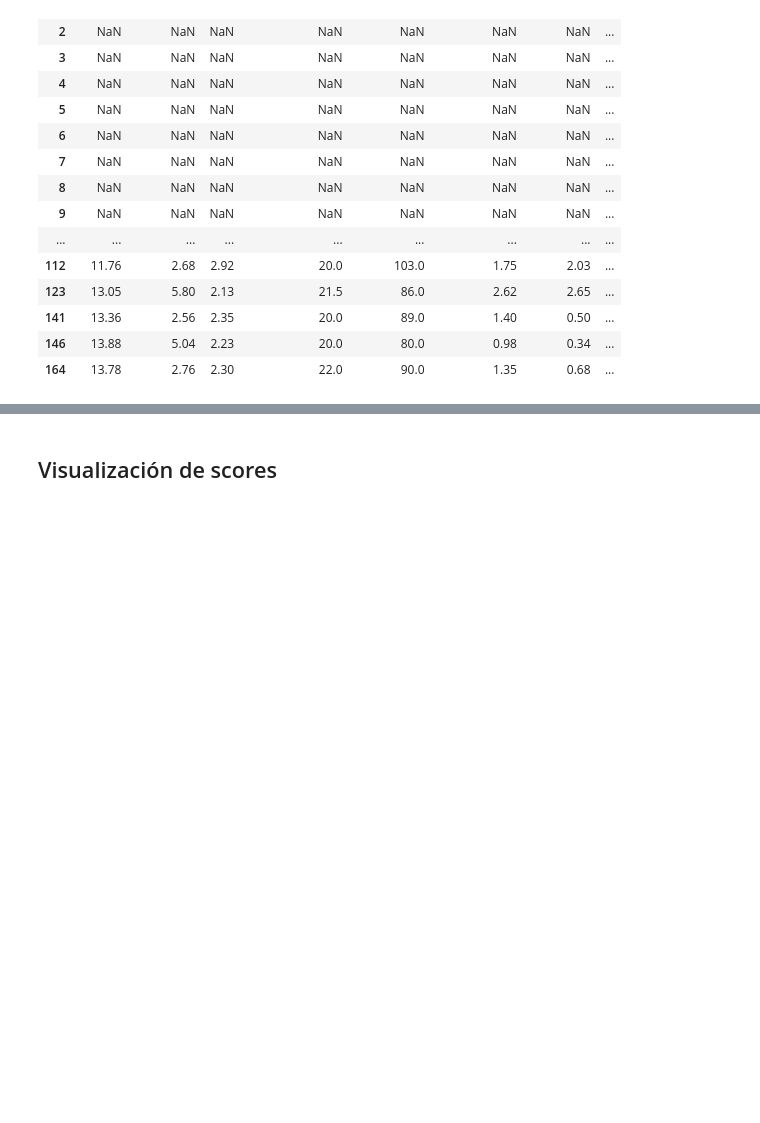
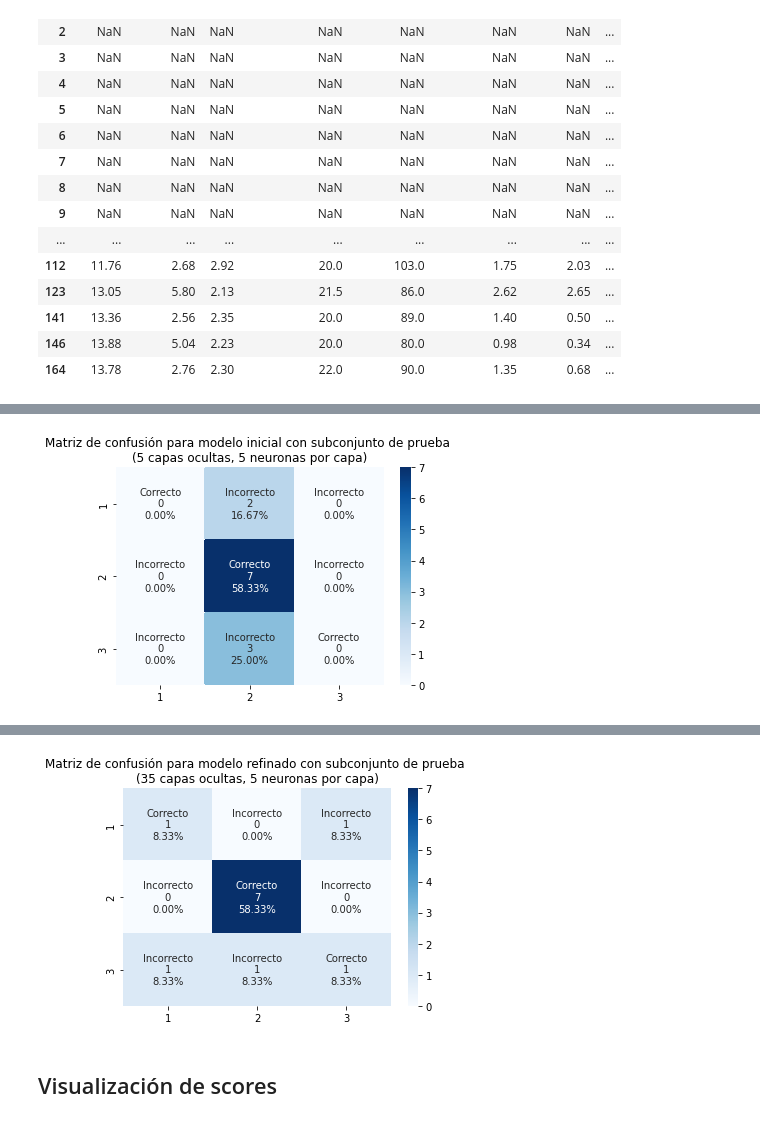
Before and after one commit to 1dgog/tc3006c_m2_portafoliodeimplementacion, a Jupyter notebook: m2_con_framework.ipynb, the cells around one changed output, grey strips where cells are left out. Saved outputs shown, nothing was run; the diff lists cells and outputs as text; code cells hidden in the pictures; blank space fills up the shorter version.

```diff
--- a/m2_con_framework.ipynb
+++ b/m2_con_framework.ipynb
@@ -216,0 +219,35 @@ visualizacion_predicciones = pd.concat([X_test,
+# %%
+df_cf_test_ini = pd.DataFrame(np.asarray([[0, 2, 0], [0, 7, 0],[0, 3, 0]]), index = [1, 2, 3],
+                  columns = [1, 2, 3])
+group_names = ["Correcto","Incorrecto","Incorrecto","Incorrecto","Correcto","Incorrecto","Incorrecto","Incorrecto","Correcto"]
+group_counts = ["{0:0.0f}".format(value) for value in
+                np.array([[0, 2, 0], [0, 7, 0],[0, 3, 0]]).flatten()]
+group_percentages = ["{0:.2%}".format(value) for value in
+                     np.array([[0, 2, 0], [0, 7, 0],[0, 3, 0]]).flatten()/np.sum(np.array([[0, 2, 0], [0, 7, 0],[0, 3, 0]]))]
+labels = [f"{v1}\n{v2}\n{v3}" for v1, v2, v3 in
+          zip(group_names,group_counts,group_percentages)]
+
+labels = np.asarray(labels).reshape(3,3)
+sns.heatmap(df_cf_test_ini,annot=labels, fmt="", cmap='Blues')
+plt.title("Matriz de confusión para modelo inicial con subconjunto de prueba \n(5 capas ocultas, 5 neuronas por capa)")
+plt.savefig('cf_test_con_framework_ini.png')
+files.download("cf_test_con_framework_ini.png")
+plt.show()
+
+df_cf_test_ref = pd.DataFrame(np.asarray([[1, 0, 1], [0, 7, 0],[1, 1, 1]]), index = [1, 2, 3],
+                  columns = [1, 2, 3])
+group_names = ["Correcto","Incorrecto","Incorrecto","Incorrecto","Correcto","Incorrecto","Incorrecto","Incorrecto","Correcto"]
+group_counts = ["{0:0.0f}".format(value) for value in
+                np.array([[1, 0, 1], [0, 7, 0],[1, 1, 1]]).flatten()]
+group_percentages = ["{0:.2%}".format(value) for value in
+                     np.array([[1, 0, 1], [0, 7, 0],[1, 1, 1]]).flatten()/np.sum(np.array([[1, 0, 1], [0, 7, 0],[1, 1, 1]]))]
+labels = [f"{v1}\n{v2}\n{v3}" for v1, v2, v3 in
+          zip(group_names,group_counts,group_percentages)]
+
+labels = np.asarray(labels).reshape(3,3)
+sns.heatmap(df_cf_test_ref,annot=labels, fmt="", cmap='Blues')
+plt.title("Matriz de confusión para modelo refinado con subconjunto de prueba \n(35 capas ocultas, 5 neuronas por capa)")
+plt.savefig('cf_test_con_framework_ref.png')
+files.download("cf_test_con_framework_ref.png")
+plt.show()
+# %% [output]
@@ -216,0 +256 @@ visualizacion_predicciones = pd.concat([X_test,
+[figure, added]
@@ -217,3 +259,4 @@ visualizacion_predicciones = pd.concat([X_test,
+[figure, added]
 # %% [markdown]
 ## Visualización de scores
 # %%
```
Also changed, not shown: parts of 5 cells of this notebook.
